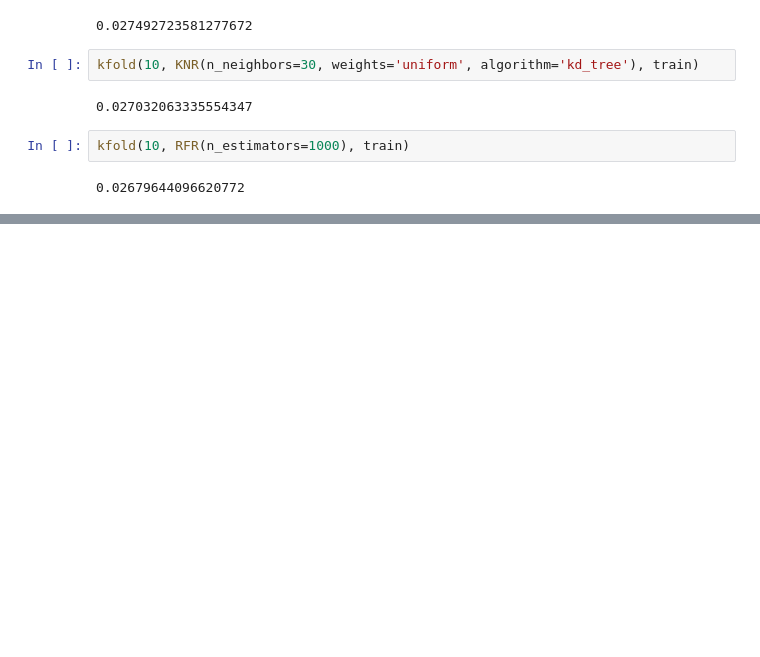
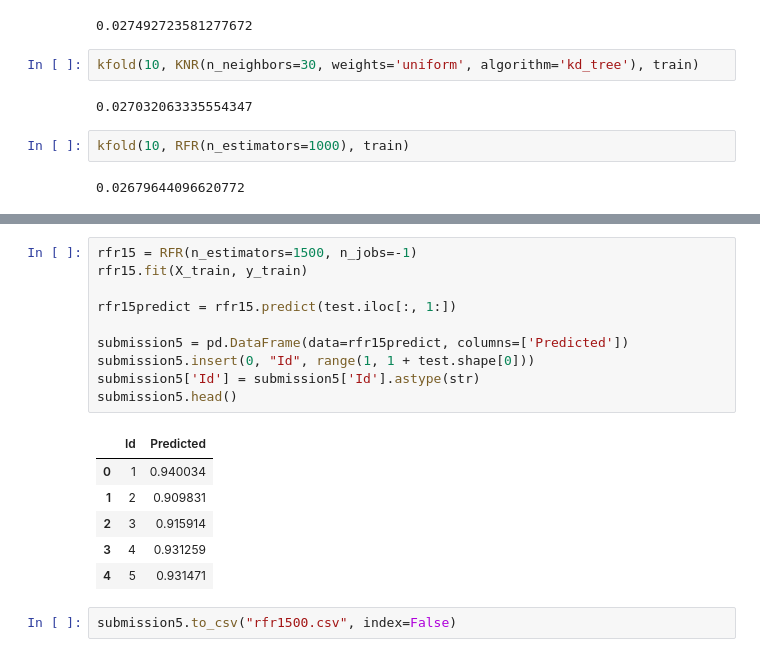
Before and after one commit to emilyjia/cs181-s19-practicals, a Jupyter notebook: P1/tuning.ipynb, the cells around one changed output, grey strips where cells are left out. Cells and saved outputs as stored; diff of their text form; blank space fills up the shorter version.

```diff
--- a/P1/tuning.ipynb
+++ b/P1/tuning.ipynb
@@ -167,0 +184,19 @@ kfold(10, RFR(n_estimators=1000), train)
+# %%
+rfr15 = RFR(n_estimators=1500, n_jobs=-1)
+rfr15.fit(X_train, y_train)
+
+rfr15predict = rfr15.predict(test.iloc[:, 1:])
+
+submission5 = pd.DataFrame(data=rfr15predict, columns=['Predicted'])
+submission5.insert(0, "Id", range(1, 1 + test.shape[0]))
+submission5['Id'] = submission5['Id'].astype(str)
+submission5.head()
+# %% [output]
+|  | Id | Predicted |
+| 0 | 1 | 0.940034 |
+| 1 | 2 | 0.909831 |
+| 2 | 3 | 0.915914 |
+| 3 | 4 | 0.931259 |
+| 4 | 5 | 0.931471 |
+# %%
+submission5.to_csv("rfr1500.csv", index=False)
```
Also changed, not shown: parts of 7 cells of this notebook.
